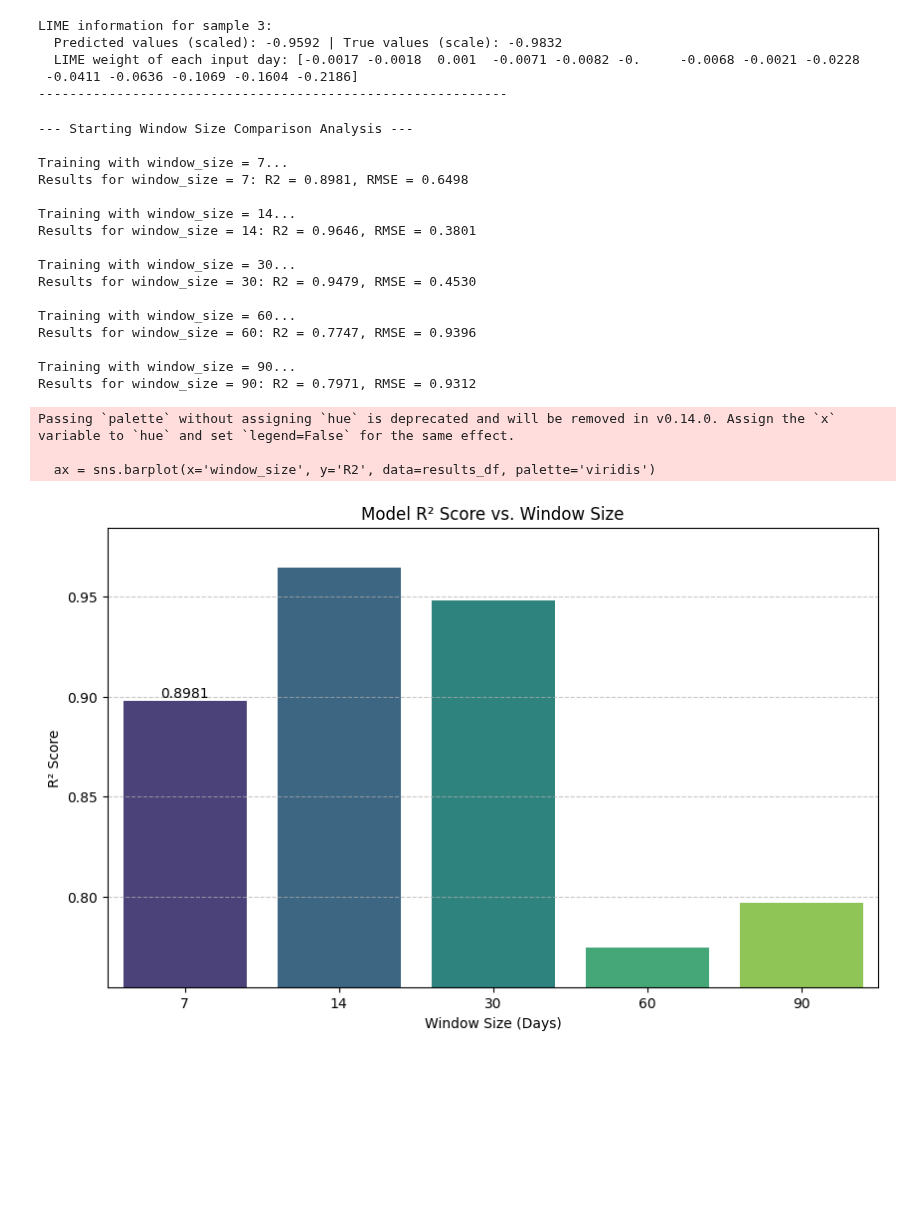
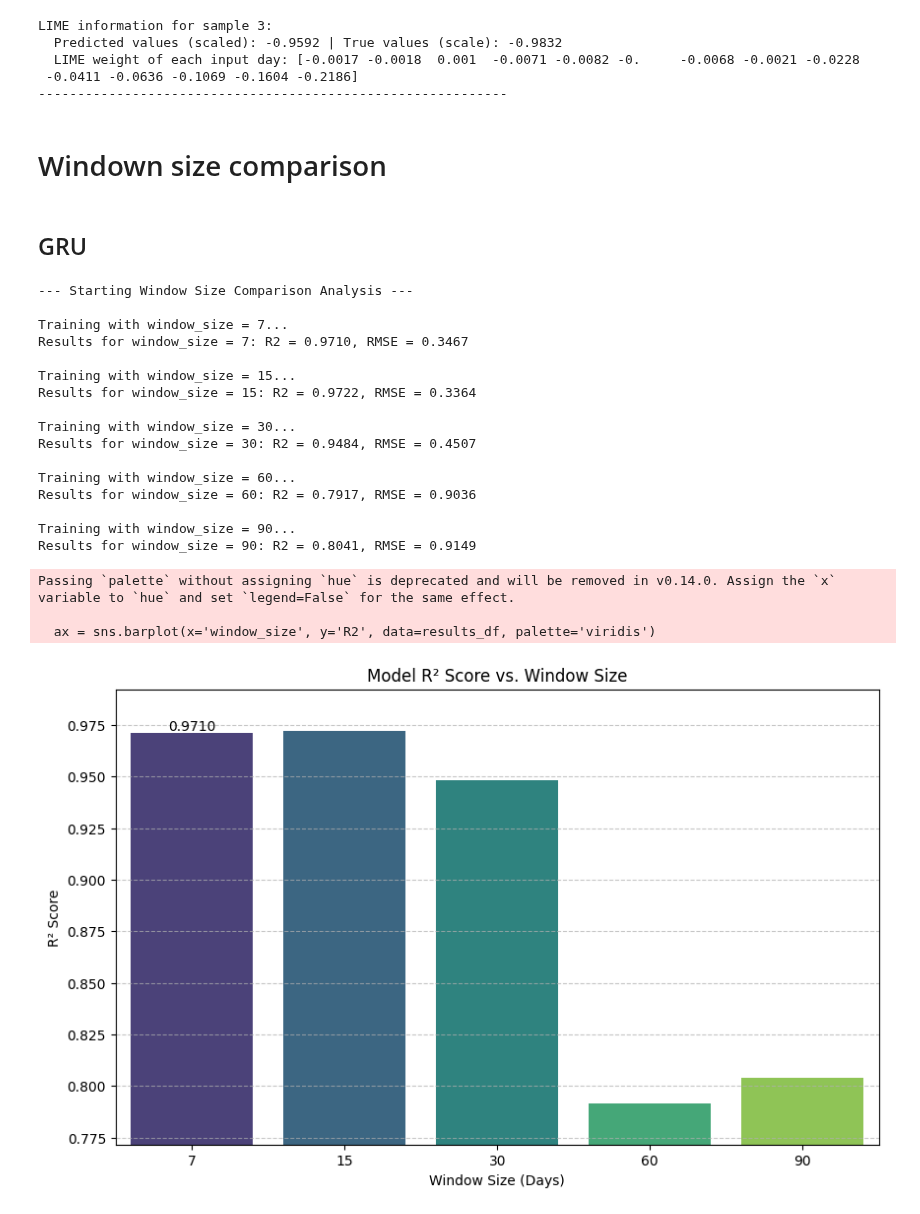
Before and after one commit to ThienNguyen3001/Stock-Price-Prediction-RNN-LSTM-GRU, a Jupyter notebook: stock_price_predict.ipynb, the cells around one changed output. Saved outputs shown, nothing was run; the diff lists cells and outputs as text; code cells hidden in the pictures; blank space fills up the shorter version.

```diff
--- a/stock_price_predict.ipynb
+++ b/stock_price_predict.ipynb
@@ -1129,14 +1131,19 @@ LIME information for sample 3:
   LIME weight of each input day: [-0.0017 -0.0018  0.001  -0.0071 -0.0082 -0.     -0.0068 -0.0021 -0.0228
  -0.0411 -0.0636 -0.1069 -0.1604 -0.2186]
 ------------------------------------------------------------
+# %% [markdown]
+# Windown size comparison
+# %% [markdown]
+## GRU
 # %%
 # --- Window Size Comparison ---
 print("\n--- Starting Window Size Comparison Analysis ---")
 
-window_sizes = [7, 14, 30, 60, 90]
+window_sizes = [7, 15, 30, 60, 90]
 results = []
 
 for size in window_sizes:
+    torch.manual_seed(38)
     print(f"\nTraining with window_size = {size}...")
 
     # 1. Split data for the current window size
@@ -1146,60 +1153,55 @@ for size in window_sizes:
     y_train_t_ws = torch.from_numpy(y_train_ws).type(torch.Tensor)
     y_test_t_ws = torch.from_numpy(y_test_ws).type(torch.Tensor)
 
-    # 2. Initialize and train the model
-    gru_model_ws = GRU(num_input, num_hidden, num_layer, num_output)
-    criterion_ws = nn.MSELoss()
-    optimizer_ws = torch.optim.Adam(gru_model_ws.parameters(), lr=0.01)
-
     for epoch in range(100):
-        y_train_pred_ws = gru_model_ws(X_train_t_ws)
-        loss_ws = criterion_ws(y_train_pred_ws, y_train_t_ws)
-        optimizer_ws.zero_grad()
+        y_train_pred_ws = gru_model(X_train_t_ws)
+        loss_ws = gru_criterion(y_train_pred_ws, y_train_t_ws)
+        gru_updater.zero_grad()
         loss_ws.backward()
-        optimizer_ws.step()
+        gru_updater.step()
 
     # 3. Evaluate the model
-    gru_model_ws.eval()
+    gru_model.eval()
     with torch.no_grad():
-        y_test_pred_t_ws = gru_model_ws(X_test_t_ws)
+        y_test_pred_t_ws = gru_model(X_test_t_ws)
 
-    y_test_pred_ws = scaler_ws.inverse_transform(y_test_pred_t_ws.numpy())
-    y_test_orig_ws = scaler_ws.inverse_transform(y_test_t_ws.numpy())
+    y_test_pred_ws = scaler_ws.inverse_transform(y_test_pred_t_ws.detach().numpy())
+    y_test_orig_ws = scaler_ws.inverse_transform(y_test_t_ws.detach().numpy())
 
     rmse, _, _, _, r2 = calculate_metrics(y_test_orig_ws[:, 0], y_test_pred_ws[:, 0])
     results.append({'window_size': size, 'R2': r2, 'RMSE': rmse})
     print(f"Results for window_size = {size}: R2 = {r2:.4f}, RMSE = {rmse:.4f}")
 
 # --- Visualize Window Size Results ---
 results_df = pd.DataFrame(results)
 
 plt.figure(figsize=(10, 6))
 ax = sns.barplot(x='window_size', y='R2', data=results_df, palette='viridis')
 plt.title('Model R² Score vs. Window Size')
 plt.xlabel('Window Size (Days)')
 plt.ylabel('R² Score')
 ax.bar_label(ax.containers[0], fmt='%.4f')
 plt.ylim(min(results_df['R2']) - 0.02, max(results_df['R2']) + 0.02)
 plt.grid(axis='y', linestyle='--', alpha=0.7)
 plt.show()
 # %% [output]
 --- Starting Window Size Comparison Analysis ---
 
 Training with window_size = 7...
-Results for window_size = 7: R2 = 0.8981, RMSE = 0.6498
+Results for window_size = 7: R2 = 0.9710, RMSE = 0.3467
 
-Training with window_size = 14...
-Results for window_size = 14: R2 = 0.9646, RMSE = 0.3801
+Training with window_size = 15...
+Results for window_size = 15: R2 = 0.9722, RMSE = 0.3364
 
 Training with window_size = 30...
-Results for window_size = 30: R2 = 0.9479, RMSE = 0.4530
+Results for window_size = 30: R2 = 0.9484, RMSE = 0.4507
 
 Training with window_size = 60...
-Results for window_size = 60: R2 = 0.7747, RMSE = 0.9396
+Results for window_size = 60: R2 = 0.7917, RMSE = 0.9036
 
 Training with window_size = 90...
-Results for window_size = 90: R2 = 0.7971, RMSE = 0.9312
+Results for window_size = 90: R2 = 0.8041, RMSE = 0.9149
 Passing `palette` without assigning `hue` is deprecated and will be removed in v0.14.0. Assign the `x` variable to `hue` and set `legend=False` for the same effect.
 
   ax = sns.barplot(x='window_size', y='R2', data=results_df, palette='viridis')
-[figure, old version]
+[figure, new version]
```
Also changed, not shown: parts of 6 cells of this notebook.
